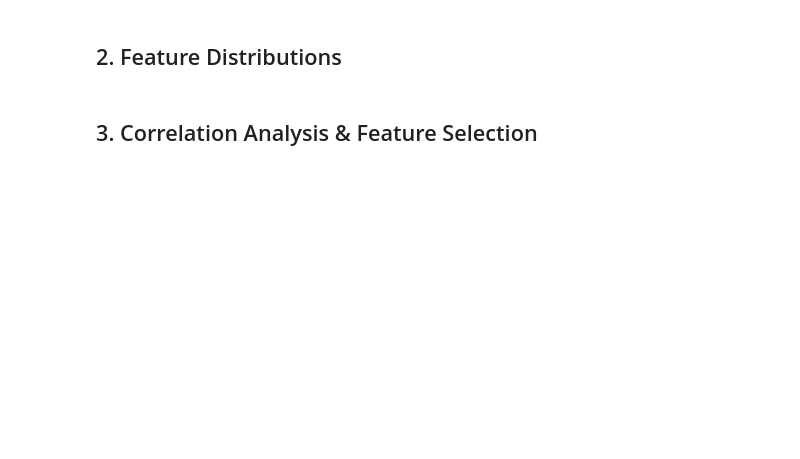
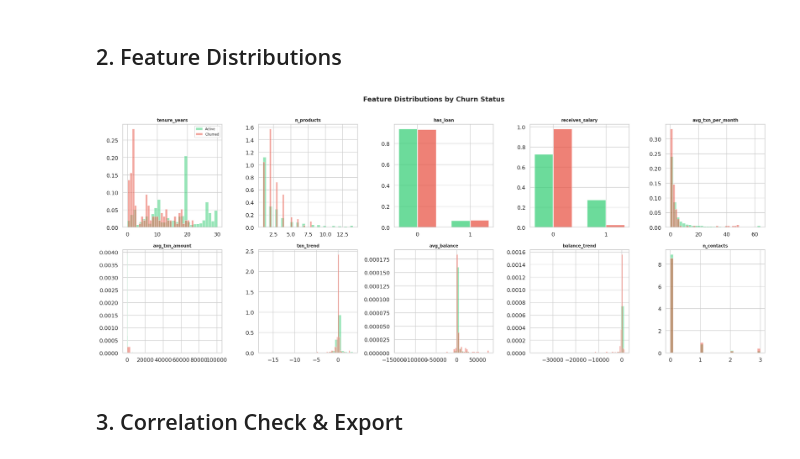
Before and after one commit to mmestrov2000/fintech-hackathon, a Jupyter notebook: notebooks/02_data_preparation.ipynb, the cells around one changed output. Cells and saved outputs as stored; diff of their text form; code cells hidden in the pictures; blank space fills up the shorter version.

```diff
--- a/notebooks/02_data_preparation.ipynb
+++ b/notebooks/02_data_preparation.ipynb
@@ -23,11 +23,10 @@ sns.set_theme(style='whitegrid', font_scale=1.05)
 plt.rcParams.update({'figure.dpi': 120, 'figure.facecolor': 'white'})
 
 from pathlib import Path
-DATA = Path('../data')
+PROCESSED = Path('../data/processed')
 
-df = pd.read_csv(DATA / 'churn_features_raw.csv')
+df = pd.read_csv(PROCESSED / 'churn_features_raw.csv')
 print(f'Dataset: {df.shape[0]:,} rows x {df.shape[1]} columns')
-print(f'Periods: {df["period"].value_counts().to_dict()}')
 print(f'Churn rate: {df["churned"].mean():.1%}')
 print()
 df.info()
@@ -34,12 +51,9 @@ df.info()
 # %% [markdown]
 ## 1. Missing Value Analysis
 # %%
-FEATURES = ['dob', 'tenure_years', 'n_products', 'n_core_products', 'has_kredit',
-            'has_deposit', 'prima_placu',
-            'avg_txn_per_month', 'avg_txn_amount', 'txn_amount_std',
-            'months_active', 'txn_trend',
-            'avg_balance', 'balance_trend', 'balance_min',
-            'has_contact', 'n_contacts']
+FEATURES = ['tenure_years', 'n_products', 'has_loan', 'receives_salary',
+            'avg_txn_per_month', 'avg_txn_amount', 'txn_trend',
+            'avg_balance', 'balance_trend', 'n_contacts']
 
 missing = df[FEATURES].isnull().sum()
 missing_pct = (missing / len(df) * 100).round(1)
@@ -52,11 +66,10 @@ else:
 
 # Imputation strategy:
 # - Behavioral features (txn, balance, contact): NaN = no activity → fill with 0
-# - Demographic features (dob, tenure): fill with median
-behavioral = ['avg_txn_per_month', 'avg_txn_amount', 'txn_amount_std',
-              'months_active', 'txn_trend',
-              'avg_balance', 'balance_trend', 'balance_min', 'n_contacts']
-demographic = ['dob', 'tenure_years']
+# - Demographic features (tenure): fill with median
+behavioral = ['avg_txn_per_month', 'avg_txn_amount', 'txn_trend',
+              'avg_balance', 'balance_trend', 'n_contacts']
+demographic = ['tenure_years']
 
 for col in behavioral:
     n_filled = df[col].isnull().sum()
@@ -75,36 +105,34 @@ print(f'\nRemaining NaN: {df[FEATURES].isnull().sum().sum()}')
 # %% [markdown]
 ## 2. Feature Distributions
 # %%
-fig, axes = plt.subplots(4, 5, figsize=(20, 14))
+fig, axes = plt.subplots(2, 5, figsize=(20, 8))
 axes = axes.flatten()
 
-binary_features = {'has_kredit', 'has_deposit', 'prima_placu', 'has_contact'}
+binary_features = {'has_loan', 'receives_salary'}
 
 for i, col in enumerate(FEATURES):
     ax = axes[i]
     for val, label, color in [(0, 'Active', '#2ecc71'), (1, 'Churned', '#e74c3c')]:
         subset = df.loc[df['churned'] == val, col].dropna()
         if col in binary_features:
             vals = [0, 1]
             counts = subset.value_counts(normalize=True).reindex(vals, fill_value=0)
             offset = -0.18 if val == 0 else 0.18
             ax.bar([v + offset for v in vals], counts.values,
                    alpha=0.7, color=color, width=0.35, label=label)
             ax.set_xticks([0, 1])
         else:
             clipped = subset.clip(upper=subset.quantile(0.99))
             ax.hist(clipped, bins=30, alpha=0.5, color=color, label=label, density=True)
     ax.set_title(col, fontweight='bold', fontsize=9)
     if i == 0:
         ax.legend(fontsize=7)
 
-# Hide unused axes
-for j in range(len(FEATURES), len(axes)):
-    axes[j].set_visible(False)
-
 plt.suptitle('Feature Distributions by Churn Status', fontweight='bold', fontsize=14, y=1.01)
 plt.tight_layout()
 plt.show()
+# %% [output]
+[figure, added]
 # %% [markdown]
-## 3. Correlation Analysis & Feature Selection
+## 3. Correlation Check & Export
 # %%
```
Also changed, not shown: parts of 5 cells of this notebook, 13 other files.
